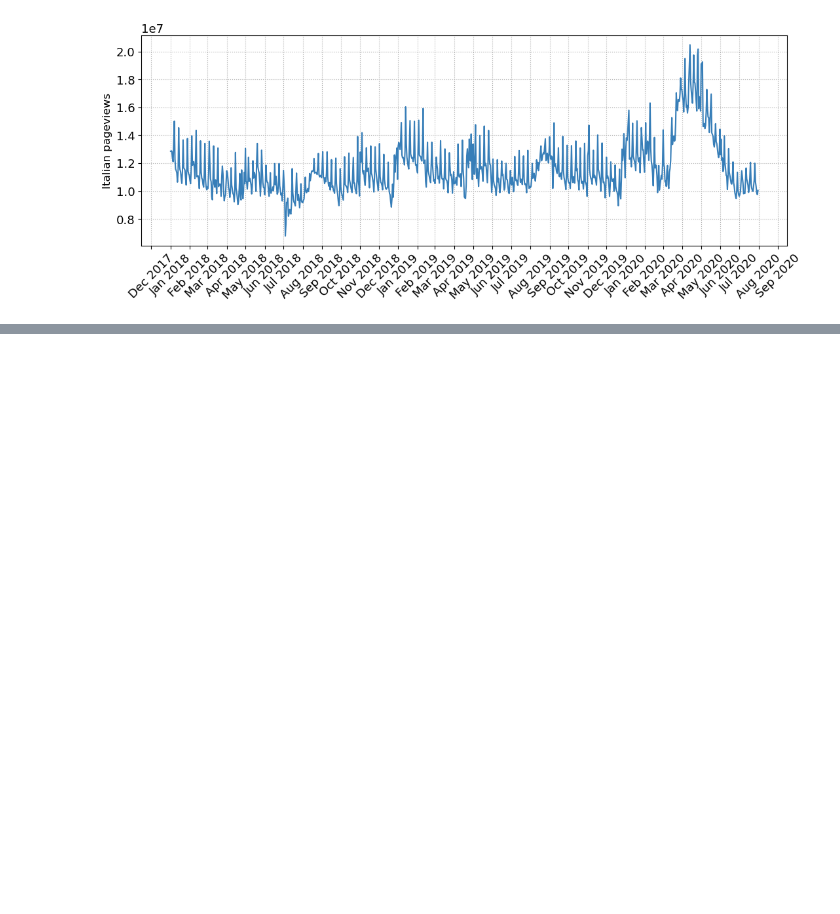
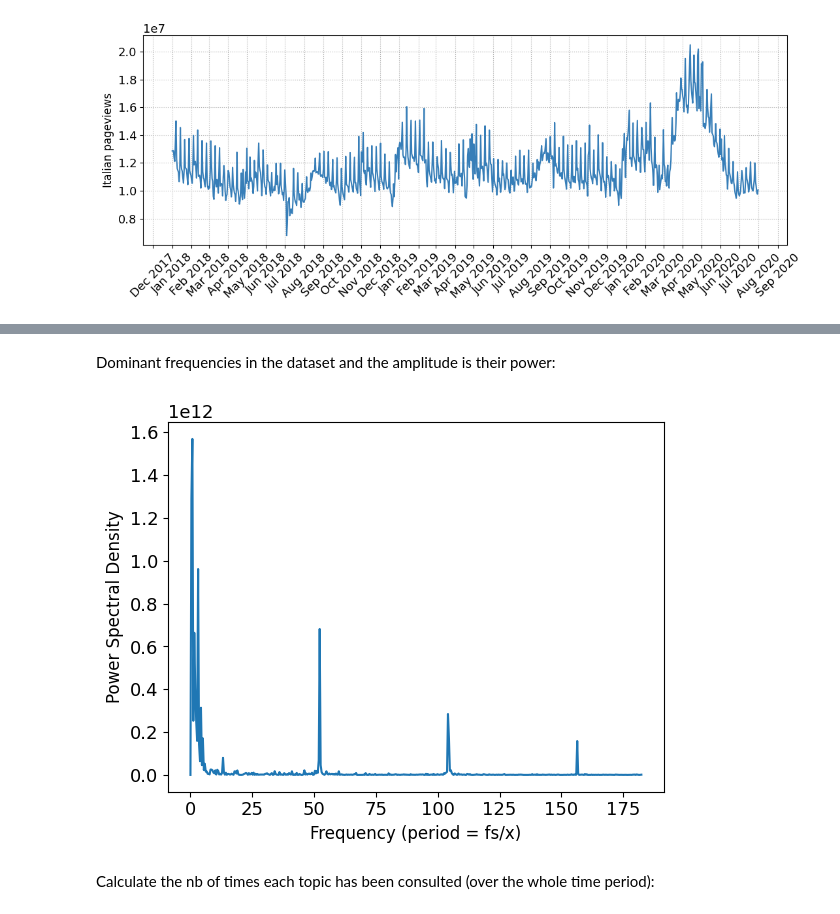
Before and after one commit to epfl-ada/ada-2023-project-rablashijupa, a Jupyter notebook: analyses/project.ipynb, the cells around one changed output, grey strips where cells are left out. Drawn from its saved outputs; the diff is of its cells as text; code cells hidden in the pictures; blank space fills up the shorter version.

Commit message:
Peridogram and Histogram

```diff
--- a/analyses/project.ipynb
+++ b/analyses/project.ipynb
@@ -159,3 +156,22 @@ italy
 2020-07-30     9758668
 2020-07-31    10052167
 dtype: int64
+# %% [markdown]
+Dominant frequencies in the dataset and the amplitude is their power:
+# %%
+from scipy.signal import periodogram
+
+italy = agg['it.m']['sum']
+numeric_values = italy.values
+
+freq, spectrum = periodogram(numeric_values, fs=365)
+plt.plot(freq,spectrum)
+plt.xlabel('Frequency (period = fs/x)')
+plt.ylabel('Power Spectral Density')
+plt.show()
+
+# There are some weekly patterns -> peak at fs/52 = 7: weekly peak
+# %% [output]
+[figure, added]
+# %% [markdown]
+Calculate the nb of times each topic has been consulted (over the whole time period):
```
Also changed, not shown: parts of 6 cells of this notebook.
